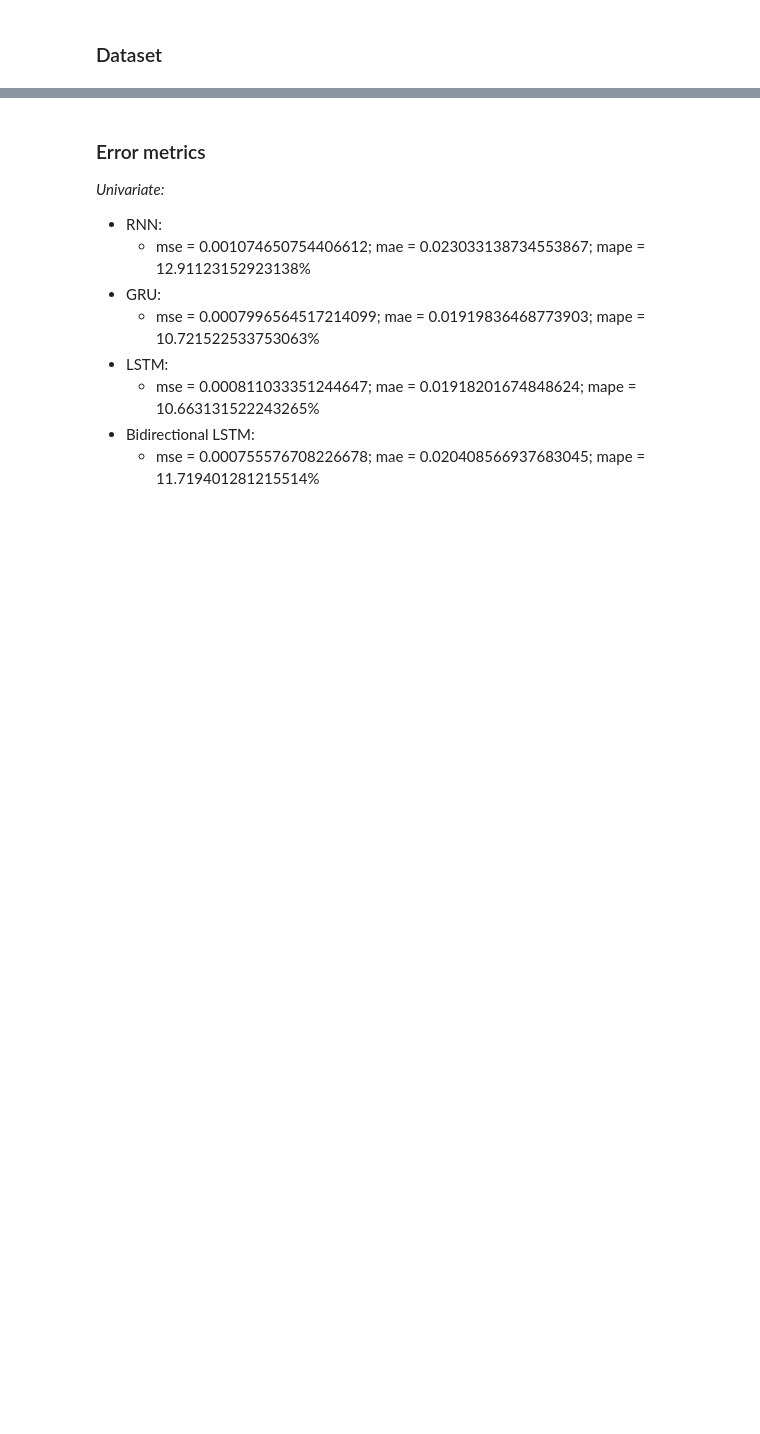
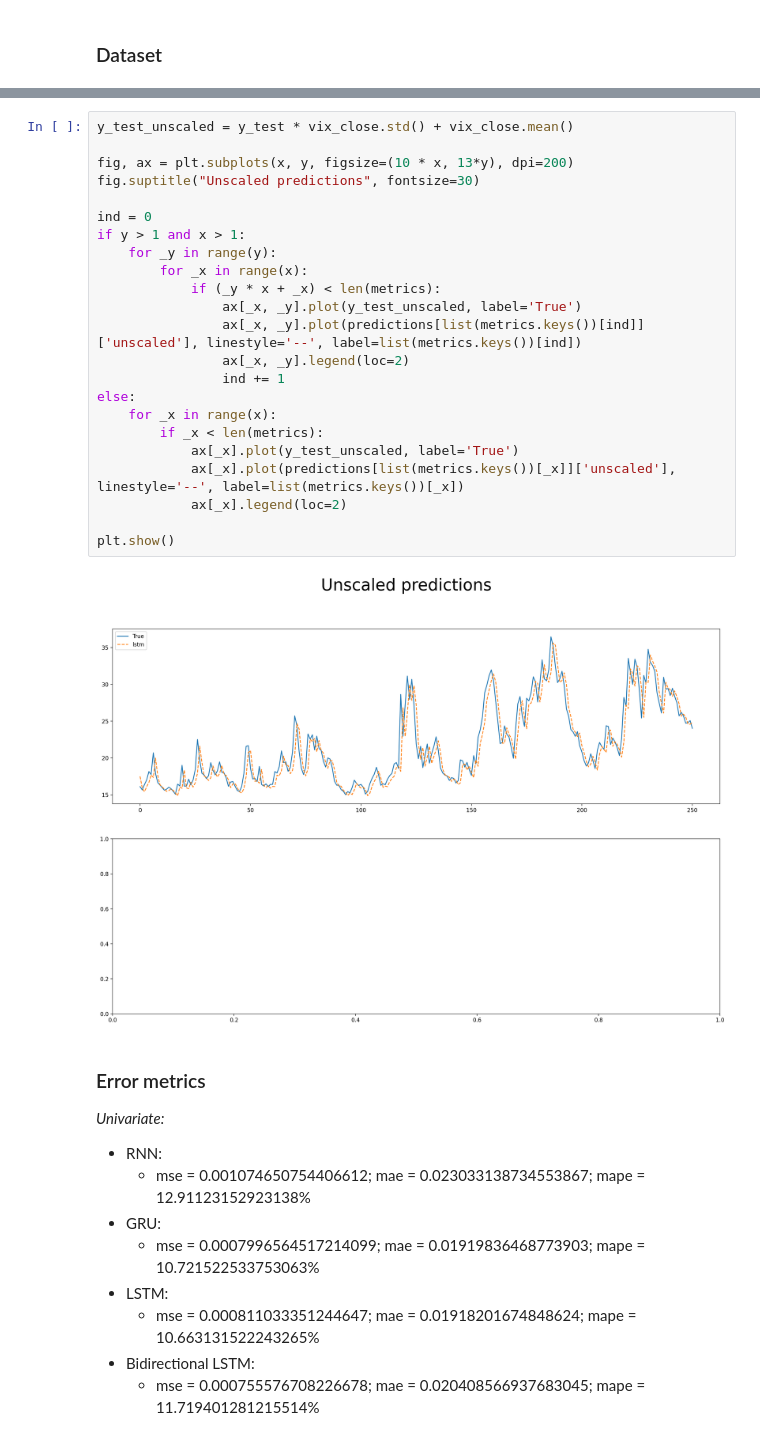
Before and after one commit to gittmp/sustainable-risk-modelling, a Jupyter notebook: Program/risk-forecasting.ipynb, the cells around one changed output, grey strips where cells are left out. Cells and saved outputs as stored; diff of their text form; blank space fills up the shorter version.

```diff
--- a/Program/risk-forecasting.ipynb
+++ b/Program/risk-forecasting.ipynb
@@ -318,3 +325,28 @@ plt.show()
+# %%
+y_test_unscaled = y_test * vix_close.std() + vix_close.mean()
+
+fig, ax = plt.subplots(x, y, figsize=(10 * x, 13*y), dpi=200)
+fig.suptitle("Unscaled predictions", fontsize=30)
+
+ind = 0
+if y > 1 and x > 1:
+    for _y in range(y):
+        for _x in range(x):
+            if (_y * x + _x) < len(metrics):
+                ax[_x, _y].plot(y_test_unscaled, label='True')
+                ax[_x, _y].plot(predictions[list(metrics.keys())[ind]]['unscaled'], linestyle='--', label=list(metrics.keys())[ind])
+                ax[_x, _y].legend(loc=2)
+                ind += 1
+else:
+    for _x in range(x):
+        if _x < len(metrics):
+            ax[_x].plot(y_test_unscaled, label='True')
+            ax[_x].plot(predictions[list(metrics.keys())[_x]]['unscaled'], linestyle='--', label=list(metrics.keys())[_x])
+            ax[_x].legend(loc=2)
+
+plt.show()
+# %% [output]
+[figure, added]
 # %% [markdown]
 ### Error metrics
 
```
Also changed, not shown: parts of 11 cells of this notebook.
